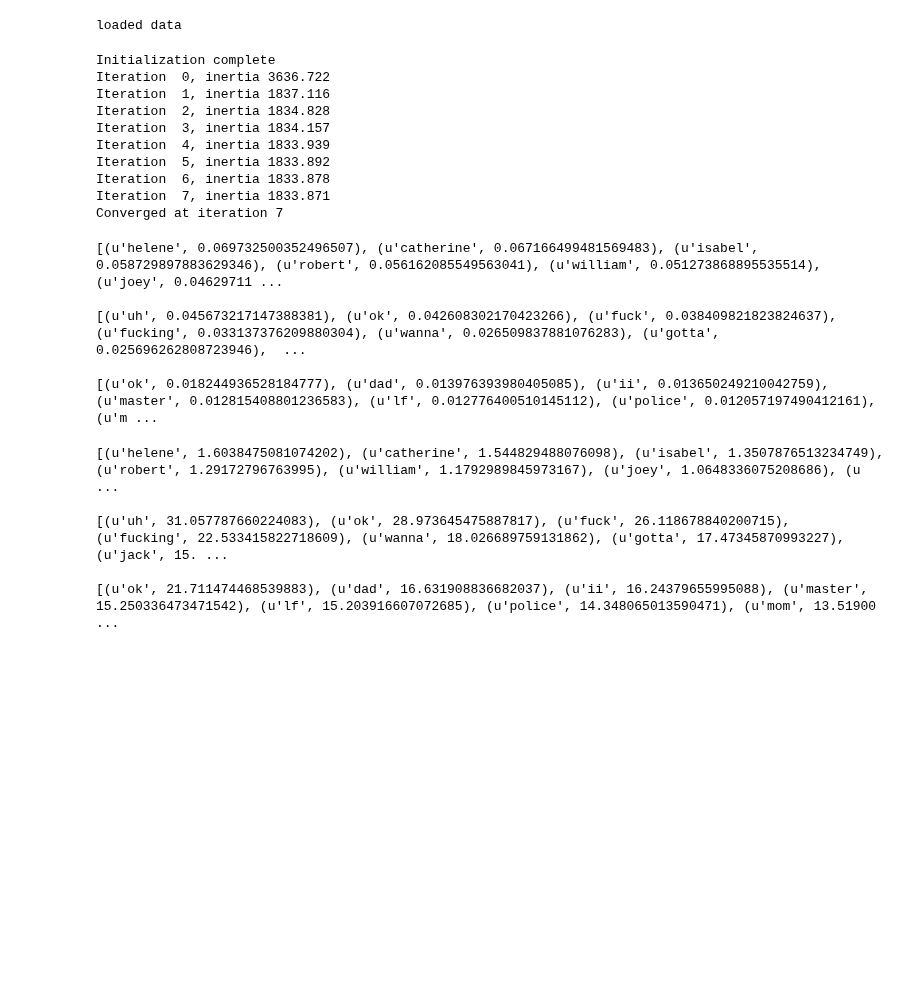
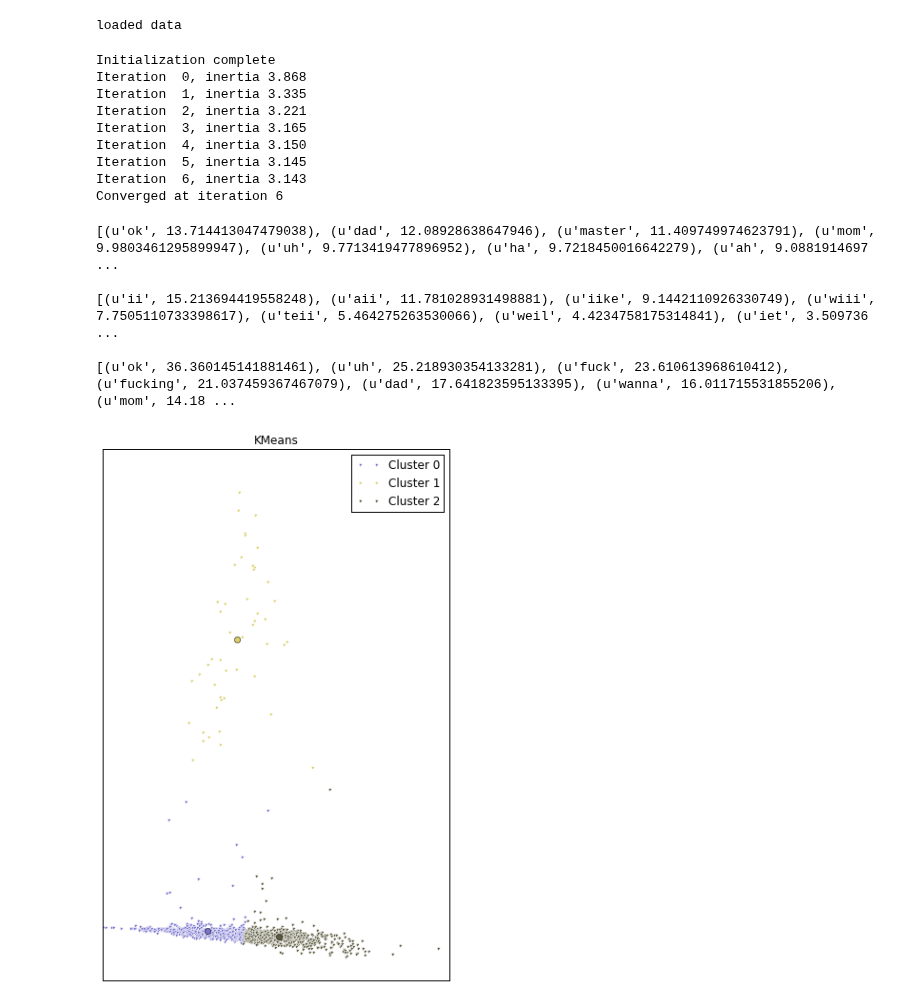
Before and after one commit to AlJohri/OpenSubtitles, a Jupyter notebook: OpenSubtitles.ipynb, the cells around one changed output. Cells and saved outputs as stored; diff of their text form; code cells hidden in the pictures; blank space fills up the shorter version.

```diff
--- a/OpenSubtitles.ipynb
+++ b/OpenSubtitles.ipynb
@@ -37,7 +40,7 @@ print ("loaded data")
 loaded data
 # %%
 N_CLUSTERS = 3
-reduce_dimensionality = False
+reduce_dimensionality = True
 k_means = KMeans(n_clusters=N_CLUSTERS, init='k-means++', max_iter=100, n_init=1, verbose=True)
 vectorizer = TfidfVectorizer(max_df=0.5, min_df=2, stop_words='english')
 lsa = TruncatedSVD(2)
@@ -52,15 +55,14 @@ else:
 km = k_means.fit(X)
 # %% [output]
 Initialization complete
-Iteration  0, inertia 3636.722
-Iteration  1, inertia 1837.116
-Iteration  2, inertia 1834.828
-Iteration  3, inertia 1834.157
-Iteration  4, inertia 1833.939
-Iteration  5, inertia 1833.892
-Iteration  6, inertia 1833.878
-Iteration  7, inertia 1833.871
-Converged at iteration 7
+Iteration  0, inertia 3.868
+Iteration  1, inertia 3.335
+Iteration  2, inertia 3.221
+Iteration  3, inertia 3.165
+Iteration  4, inertia 3.150
+Iteration  5, inertia 3.145
+Iteration  6, inertia 3.143
+Converged at iteration 6
 # %%
 k_means_labels = k_means.labels_
 k_means_cluster_centers = k_means.cluster_centers_
@@ -72,12 +74,6 @@ if reduce_dimensionality == False:
     for i in range(N_CLUSTERS):
         print [(terms[ind], k_means_cluster_centers[i][ind]) for ind in order_centroids[i, :100]]
         print ""
-# %% [output]
-[(u'helene', 0.069732500352496507), (u'catherine', 0.067166499481569483), (u'isabel', 0.058729897883629346), (u'robert', 0.056162085549563041), (u'william', 0.051273868895535514), (u'joey', 0.04629711 ...
-
-[(u'uh', 0.045673217147388381), (u'ok', 0.042608302170423266), (u'fuck', 0.038409821823824637), (u'fucking', 0.033137376209880304), (u'wanna', 0.026509837881076283), (u'gotta', 0.025696262808723946),  ...
-
-[(u'ok', 0.018244936528184777), (u'dad', 0.013976393980405085), (u'ii', 0.013650249210042759), (u'master', 0.012815408801236583), (u'lf', 0.012776400510145112), (u'police', 0.012057197490412161), (u'm ...
 # %%
 for k in range(N_CLUSTERS):
     z = vectors.toarray()[k_means_labels == k]
@@ -86,32 +82,34 @@ for k in range(N_CLUSTERS):
     print wordz_tfidf[:100]
     print ""
 # %% [output]
-[(u'helene', 1.6038475081074202), (u'catherine', 1.544829488076098), (u'isabel', 1.3507876513234749), (u'robert', 1.29172796763995), (u'william', 1.1792989845973167), (u'joey', 1.0648336075208686), (u ...
+[(u'ok', 13.714413047479038), (u'dad', 12.08928638647946), (u'master', 11.409749974623791), (u'mom', 9.9803461295899947), (u'uh', 9.7713419477896952), (u'ha', 9.7218450016642279), (u'ah', 9.0881914697 ...
 
-[(u'uh', 31.057787660224083), (u'ok', 28.973645475887817), (u'fuck', 26.118678840200715), (u'fucking', 22.533415822718609), (u'wanna', 18.026689759131862), (u'gotta', 17.47345870993227), (u'jack', 15. ...
+[(u'ii', 15.213694419558248), (u'aii', 11.781028931498881), (u'iike', 9.1442110926330749), (u'wiii', 7.7505110733398617), (u'teii', 5.464275263530066), (u'weil', 4.4234758175314841), (u'iet', 3.509736 ...
 
-[(u'ok', 21.711474468539883), (u'dad', 16.631908836682037), (u'ii', 16.24379655995088), (u'master', 15.250336473471542), (u'lf', 15.203916607072685), (u'police', 14.348065013590471), (u'mom', 13.51900 ...
+[(u'ok', 36.360145141881461), (u'uh', 25.218930354133281), (u'fuck', 23.610613968610412), (u'fucking', 21.037459367467079), (u'dad', 17.641823595133395), (u'wanna', 16.011715531855206), (u'mom', 14.18 ...
 # %%
 if reduce_dimensionality == True:
     fig = plt.figure(figsize=(30,10))
     ax = fig.add_subplot(1,N_CLUSTERS+1,1)
     ax.grid(True, alpha=0.3)
 
     colors = [(random.random(), random.random(), random.random()) for x in range(N_CLUSTERS)]
     for k, col in zip(range(N_CLUSTERS), colors):
         my_members = k_means_labels == k
         cluster_center = k_means_cluster_centers[k]
         points = ax.plot(X[my_members, 0], X[my_members, 1], 'w', markerfacecolor=col, marker='.', label='Cluster %i' % k)
         centers = ax.plot(cluster_center[0], cluster_center[1], 'o', markerfacecolor=col, markeredgecolor='k', markersize=6)
 
         labels = []
         for movie in movies[k_means_labels == k]:
-            labels.append(movie.get('Title', '') + " " + movie.get('imdbID', '') + " " + ", ".join(movie.get('Genre', '')) + " " + movie.get('', '') + " ")
+            labels.append(movie.get('Title', '') + " " + movie.get('osID', '') + " " + movie.get('imdbID', '') + " " + ", ".join(movie.get('Genre', '')) + " " + movie.get('', '') + " ")
 
         tooltip = plugins.PointHTMLTooltip(points[0], labels, voffset=10, hoffset=10)
         plugins.connect(fig, tooltip)
 
     ax.set_title('KMeans')
     ax.set_xticks(())
     ax.set_yticks(())
     ax.legend()
+# %% [output]
+[figure, added]
```
Also changed, not shown: parts of 2 cells of this notebook, 1 other file.
